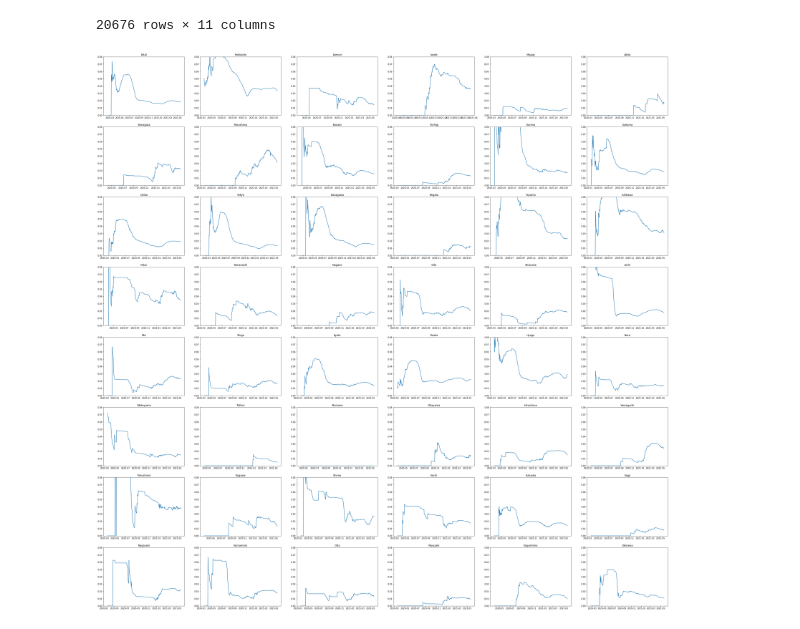
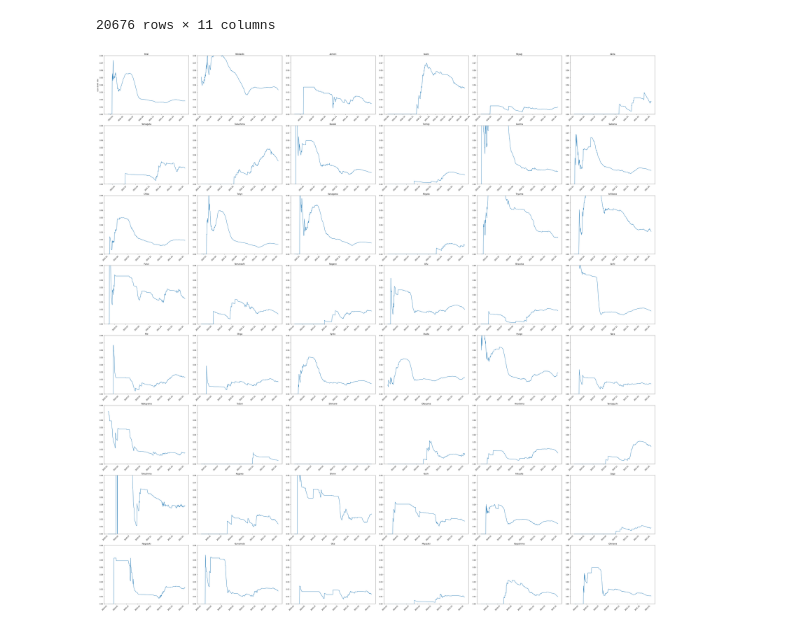
Before and after one commit to nagae/ICL_B_2021, a Jupyter notebook: japan_case_death_rate.ipynb, the cells around one changed output. Drawn from its saved outputs; the diff is of its cells as text; code cells hidden in the pictures.

Commit message:
x軸ラベルを傾けた．tight_layoutでタイル間の間隔を調整

```diff
--- a/japan_case_death_rate.ipynb
+++ b/japan_case_death_rate.ipynb
@@ -75,17 +75,21 @@ total_case_death_rate = total_death/total_case7 # 日本全国での感染死亡
 # %%
 pref_set = ["全国"] + jp_df.tail(47).index.get_level_values(0).to_list() # 全県リスト
 #pref_set = ["全国", "東京都", "宮城県"]
 cols = 6 # タイルの列数
 rows = np.ceil( len(pref_set) / cols ).astype(int) # タイルの行数
-fig, ax = plt.subplots(rows, cols, figsize=(8*cols, 6*rows))
+fig, ax = plt.subplots(rows, cols, figsize=(8*cols, 6*rows)) # タイルを準備
 for pid, pref in enumerate(pref_set):
-    r, c = pid // cols, pid % cols
-    if pref == "全国":
+    r, c = pid // cols, pid % cols # タイルの行番号/列番号
+    if pref == "全国": # 県名が全国だったときは total_case_death_rate をプロット
         ax[r][c].plot(total_case_death_rate)
         ax[r][c].set_title("total")
-    else:
+    else: # 各県の感染死亡率をプロット
         ax[r][c].plot(jp_df.loc[pref]["感染死亡率"])
         ax[r][c].set_title(jp_df.loc[pref]["Pref"][0])
-    ax[r][c].set_ylim((0,0.08))
+    ax[r][c].set_ylim((0,0.08)) # y軸の上限を 0.08 にしておく
+    plt.setp(ax[r][c].get_xticklabels(), rotation=45) # x軸のラベルを45度回転させる
+    if pid == 0:
+        ax[r][c].set_ylabel("case death rate")
+fig.tight_layout() # x軸のラベルと県名が交差しないように余白を調整
 # %% [output]
-[figure, old version]
+[figure, new version]
```
